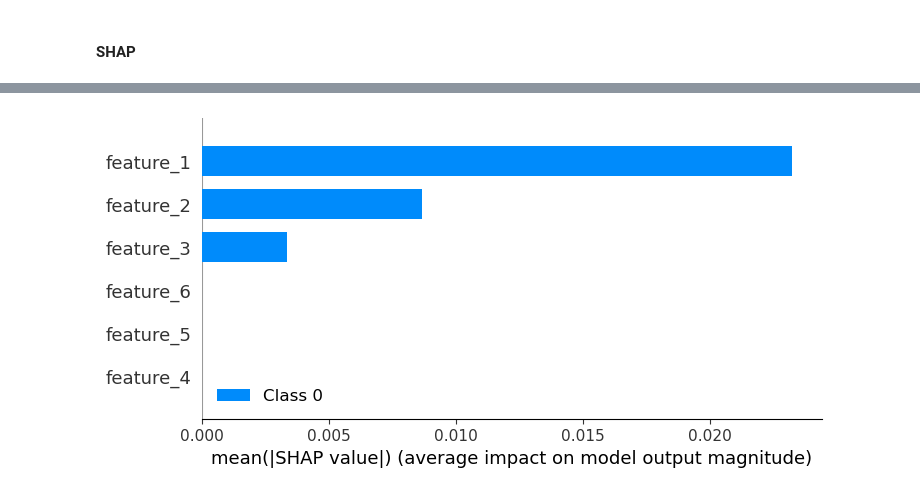
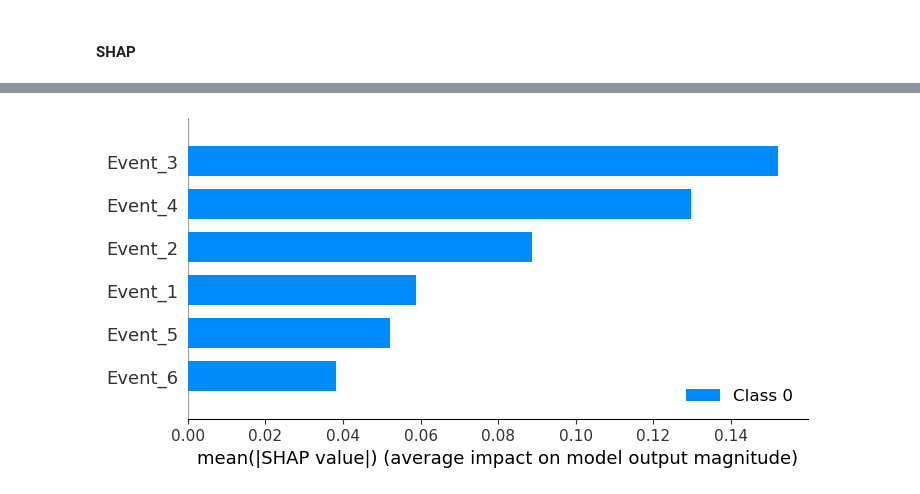
Before and after one commit to MBrend15/Public_Project_Repo, a Jupyter notebook: lstm_nlp-Shap.ipynb, the cells around one changed output, grey strips where cells are left out. Drawn from its saved outputs; the diff is of its cells as text; code cells hidden in the pictures.

```diff
--- a/lstm_nlp-Shap.ipynb
+++ b/lstm_nlp-Shap.ipynb
@@ -95,16 +96,16 @@ ds.groupBy("mal_trace") \
 # %%
 def balance_dataframe(ds, ratio):
     # Calculate the number of malicious and non-malicious records
-    malicious_count = ds.filter(col("malicious") == 1).count()
-    non_malicious_count = ds.filter(col("malicious") == 0).count()
+    malicious_count = ds.filter(col("mal_trace") == 1).count()
+    non_malicious_count = ds.filter(col("mal_trace") == 0).count()
 
     target_non_malicious_count = malicious_count * ratio
 
     fraction_non_malicious = target_non_malicious_count / non_malicious_count
 
     # Sample the records based on the calculated fractions
-    malicious_ds = ds.filter(col("malicious") == 1)
-    non_malicious_ds = ds.filter(col("malicious") == 0).sample(fraction_non_malicious)
+    malicious_ds = ds.filter(col("mal_trace") == 1)
+    non_malicious_ds = ds.filter(col("mal_trace") == 0).sample(fraction_non_malicious)
 
     # Combine the datasets
     balanced_ds = malicious_ds.union(non_malicious_ds)
@@ -135,7 +136,7 @@ balanced_ds.limit(5).toPandas()
 # %%
 ds_events = balanced_ds.select('event_sequence').rdd.flatMap(lambda x: x).collect()
 # %%
-ds_labels = balanced_ds.select('malicious').rdd.flatMap(lambda x: x).collect()
+ds_labels = balanced_ds.select('mal_trace').rdd.flatMap(lambda x: x).collect()
 # %%
 # Data conversion - https://towardsdatascience.com/multi-class-text-classification-with-lstm-using-tensorflow-2-0-d88627c10a35
 tokenizer = tf.keras.preprocessing.text.Tokenizer()
@@ -316,6 +317,6 @@ plot_graphs(history, metrics)
 # %%
 # Create a basic model instance
-model = create_lstm()
-model.load_weights(checkpoint_path)
+#model = create_lstm()
+#model.load_weights(checkpoint_path)
 # %%
 # Re-evaluate the model
@@ -354,7 +355,7 @@ from tensorflow.keras import layers
 
 # Convert tensors to NumPy arrays and flatten to 2D
 train_ds_np = train_ds.numpy().reshape(train_ds.shape[0], -1)
-background = train_ds_np[:100]
+background = train_ds_np[:1000]
 
 # Function to predict using the Keras model
 def f(x):
@@ -365,4 +366,4 @@ def f(x):
 explainer = shap.KernelExplainer(f, background)
 
 # Compute SHAP values
-shap_values = explainer.shap_values(train_ds_np[:10], nsamples=100)
+shap_values = explainer.shap_values(train_ds_np[:10], nsamples=1000)
@@ -392,5 +395,5 @@ print(shap_values)
 # %%
-feature_names = ["feature_1", "feature_2", "feature_3", "feature_4", "feature_5", "feature_6"]
+feature_names = ["Event_1", "Event_2", "Event_3", "Event_4", "Event_5", "Event_6"]
 shap.summary_plot(shap_values, train_ds_np[:10], feature_names=feature_names)
 # %% [output]
-[figure, old version]
+[figure, new version]
```
Also changed, not shown: parts of 28 cells of this notebook, 6 other files.
